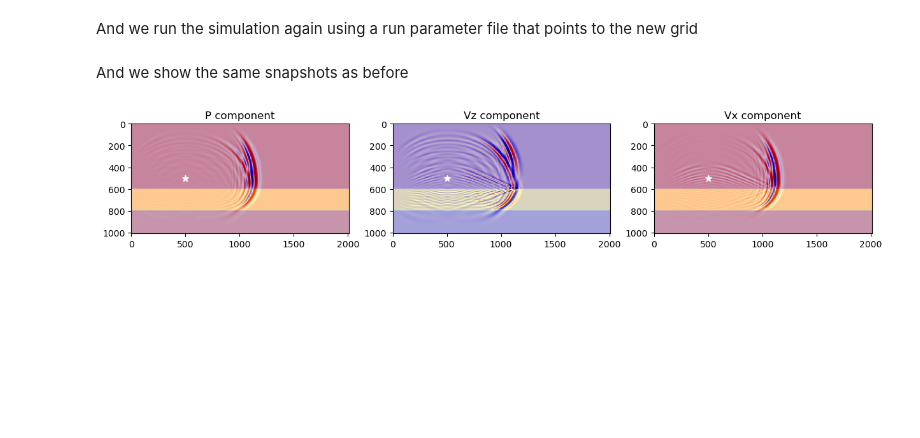
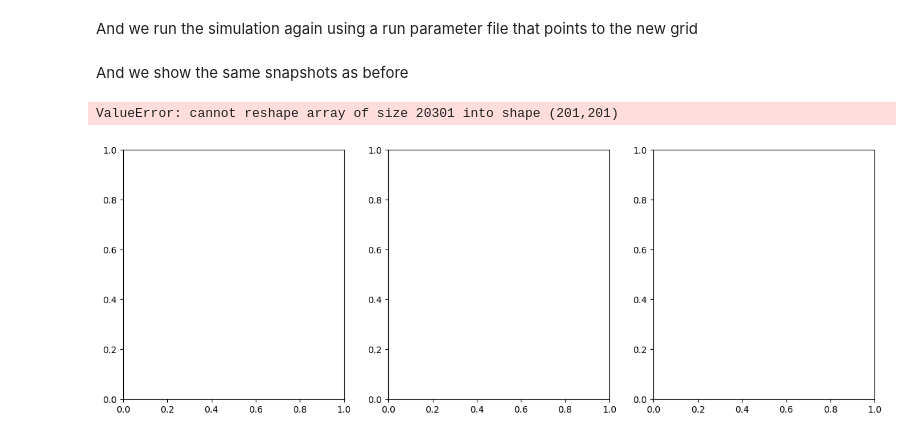
Before and after one commit to gpap-gpap/mantis-core-examples, a Jupyter notebook: Example_5_Finite_difference.ipynb, the cells around one changed output. Saved outputs shown, nothing was run; the diff lists cells and outputs as text; code cells hidden in the pictures; blank space fills up the shorter version.

```diff
--- a/Example_5_Finite_difference.ipynb
+++ b/Example_5_Finite_difference.ipynb
@@ -163,32 +161,33 @@ And we show the same snapshots as before
 # %%
 import numpy as np
 import matplotlib.pyplot as plt
 minx = 0
 maxx = setup_parameters.data["nxtot"] * setup_parameters.data["dl"]
 minz = 0
 maxz = setup_parameters.data["nztot"] * setup_parameters.data["dl"]
 sourcex = setup_parameters.data["x_source"]
 sourcez = setup_parameters.data["z_source"]
 fig, ax = plt.subplots(1, 3, figsize=(15, 5))
 components = ["P", "Vz", "Vx"]
 for i, component in enumerate(components):
     image = (
         np.fromfile(
             f"./wave_modelling_backend/temp/snapshots/{component}-0005000.bin",
             dtype=np.dtype("float32"),
         )
-        .reshape(201, 101)[::-1]
+        .reshape(201, 201)[::-1]
         .T
     )
 
     ax[i].imshow(
         image, extent=[minx, maxx, maxz, minz], label=component, cmap="seismic"
     )
     ax[i].imshow(
         np.sqrt(a11), extent=[minx, maxx, maxz, minz], label=component, alpha=0.3
     )
     ax[i].scatter(sourcex, sourcez, c="w", s=50, marker="*", label="source")
 
     ax[i].set_title(f"{component} component")
 # %% [output]
+ValueError: cannot reshape array of size 20301 into shape (201,201)
-[figure, old version]
+[figure, new version]
```
Also changed, not shown: parts of 3 cells of this notebook, 2 other files.
